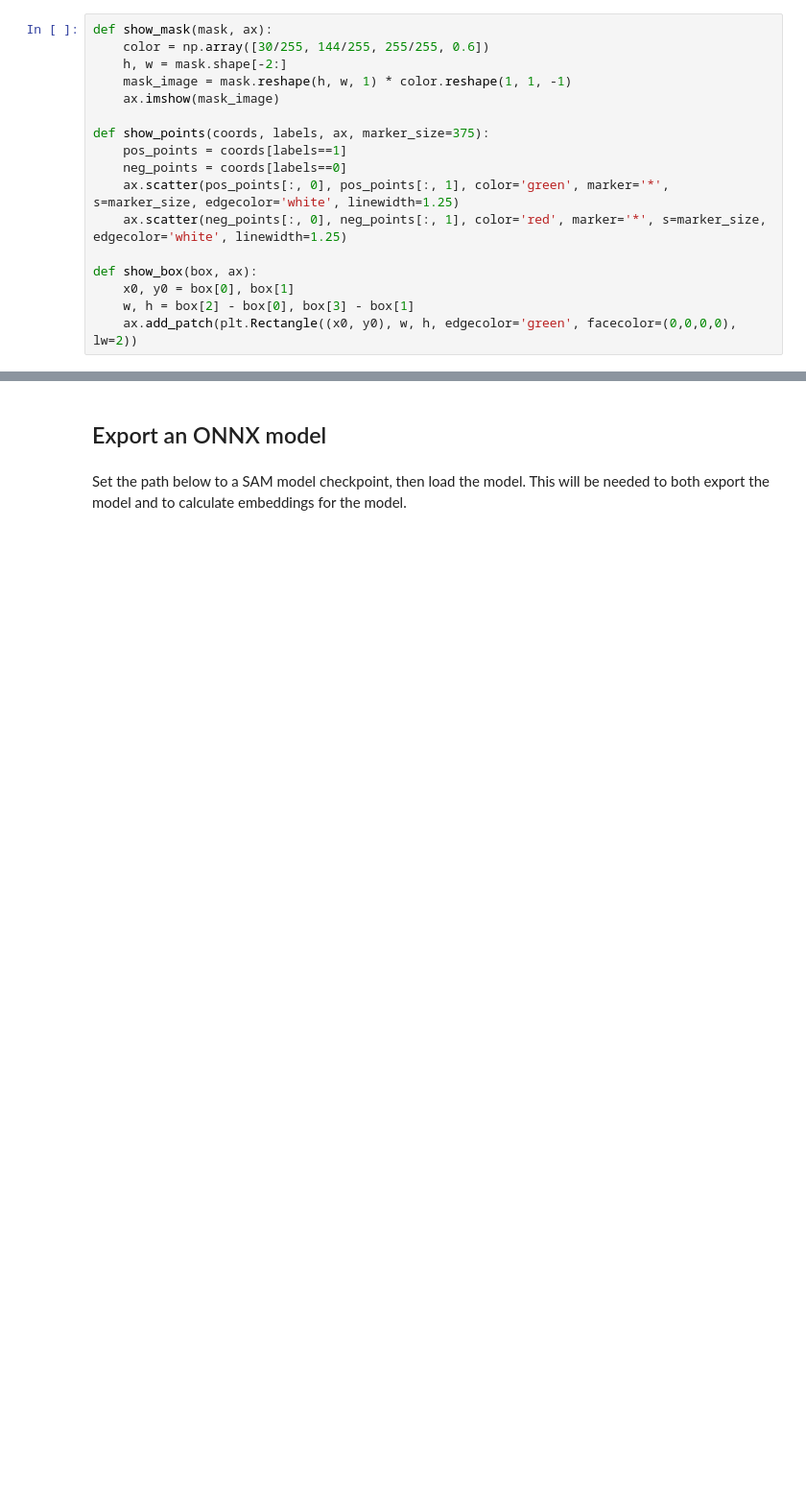
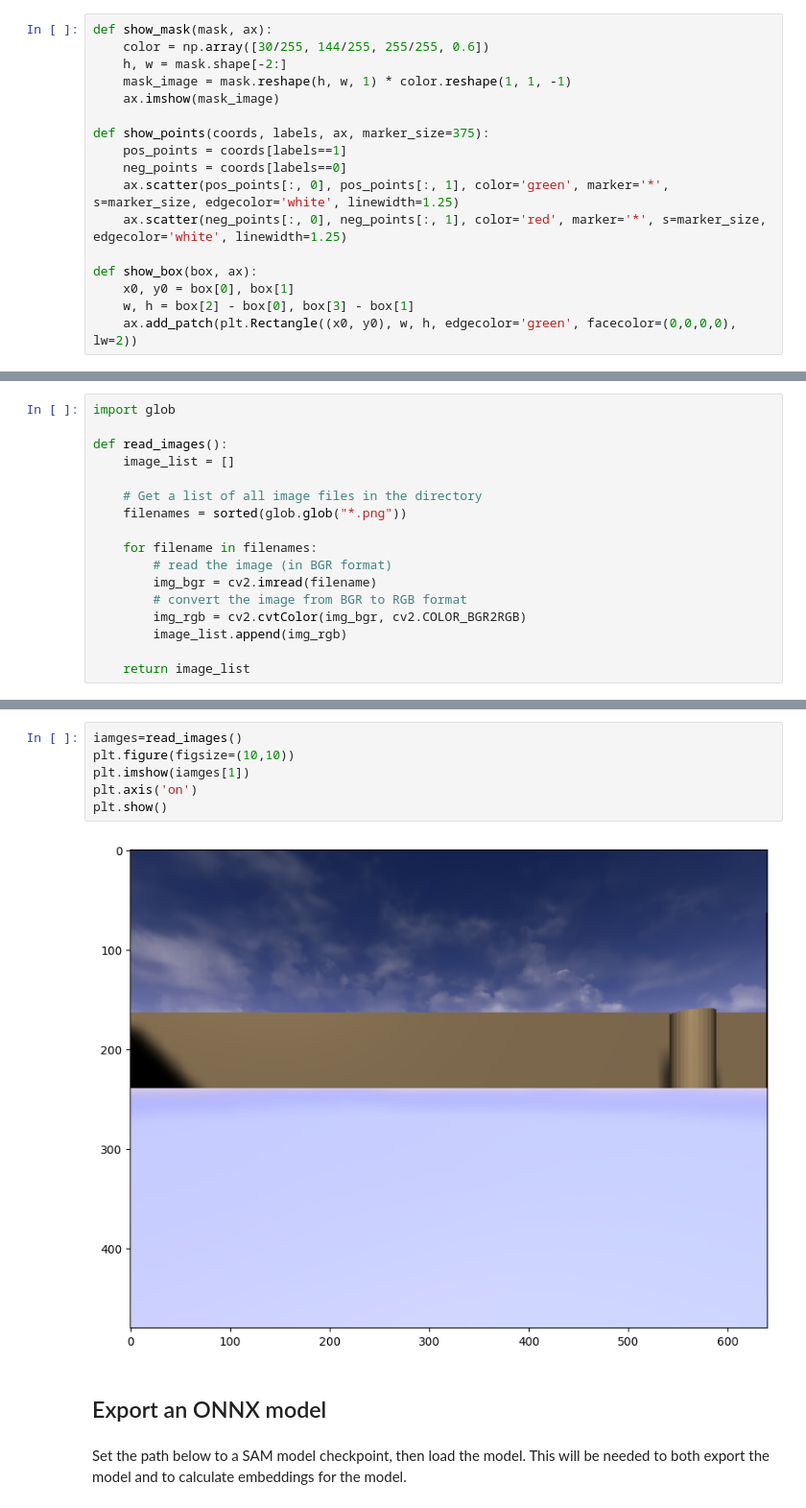
Before and after one commit to tystys17/segment-anything, a Jupyter notebook: notebooks/onnx_model_example.ipynb, the cells around one changed output, grey strips where cells are left out. Shown at 96% size. Saved outputs shown, nothing was run; the diff lists cells and outputs as text; blank space fills up the shorter version.

```diff
--- a/notebooks/onnx_model_example.ipynb
+++ b/notebooks/onnx_model_example.ipynb
@@ -90,0 +105,17 @@ def show_box(box, ax):
+# %%
+import glob
+
+def read_images():
+    image_list = []
+
+    # Get a list of all image files in the directory
+    filenames = sorted(glob.glob("*.png"))
+
+    for filename in filenames:
+        # read the image (in BGR format)
+        img_bgr = cv2.imread(filename)
+        # convert the image from BGR to RGB format
+        img_rgb = cv2.cvtColor(img_bgr, cv2.COLOR_BGR2RGB)
+        image_list.append(img_rgb)
+
+    return image_list
@@ -91,3 +130,11 @@ def show_box(box, ax):
+# %%
+iamges=read_images()
+plt.figure(figsize=(10,10))
+plt.imshow(iamges[1])
+plt.axis('on')
+plt.show()
+# %% [output]
+[figure, added]
 # %% [markdown]
 ## Export an ONNX model
 # %% [markdown]
```
Also changed, not shown: parts of 4 cells of this notebook.
